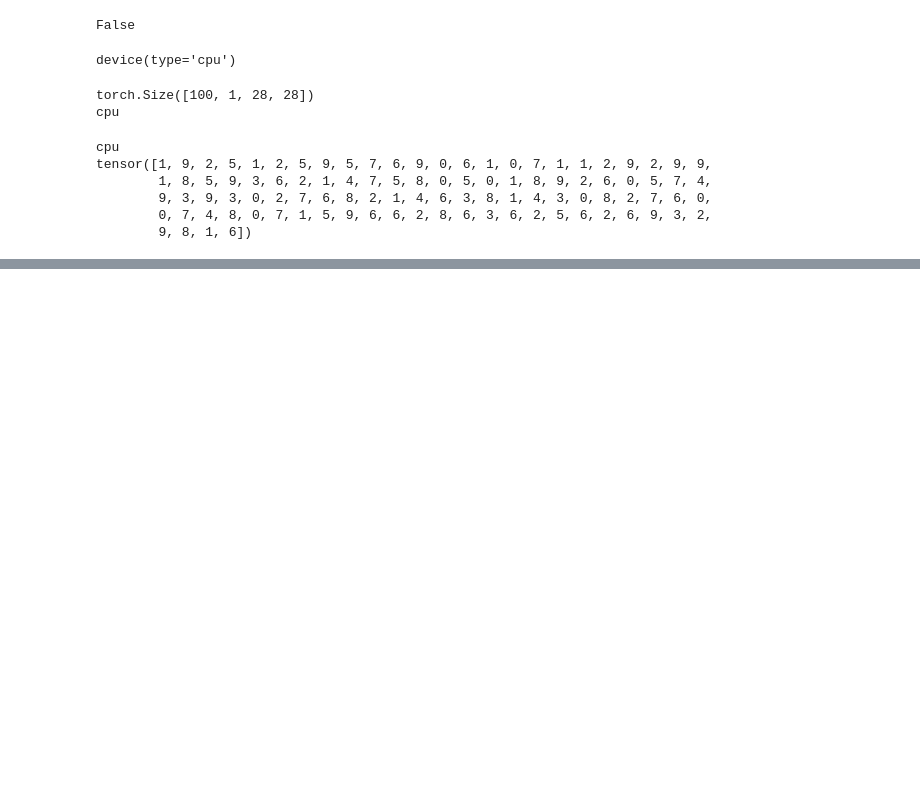
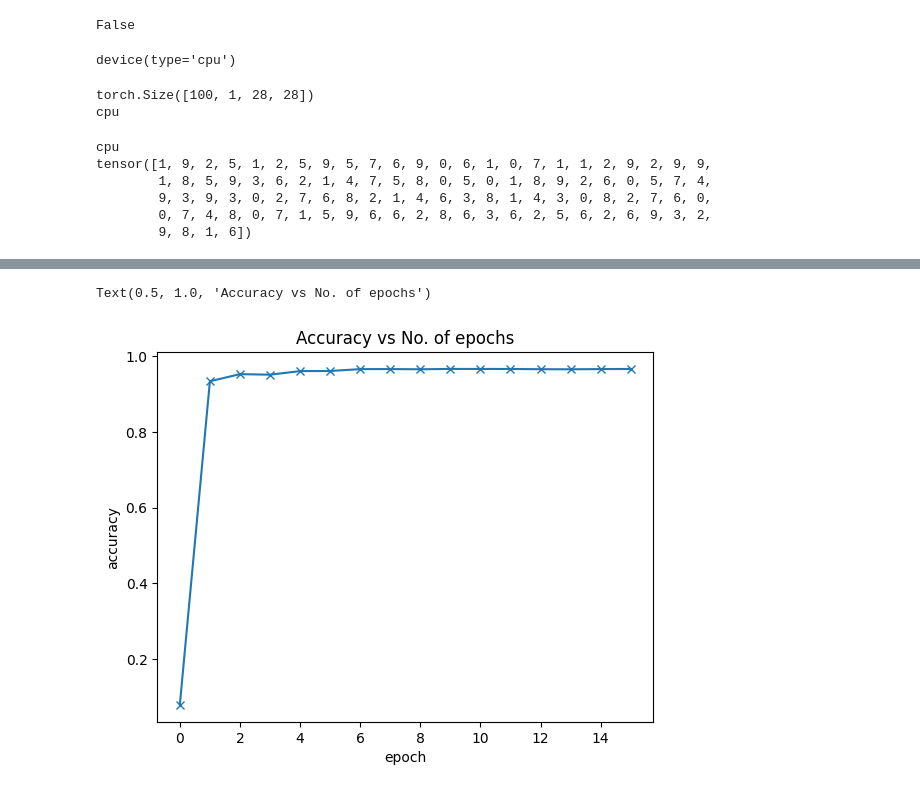
Before and after one commit to PalakAggarwal13/PyTorch-DeepLearning, a Jupyter notebook: PyTorch_DeepLearning.ipynb, the cells around one changed output, grey strips where cells are left out. Saved outputs shown, nothing was run; the diff lists cells and outputs as text; code cells hidden in the pictures; blank space fills up the shorter version.

Commit message:
checking the accuracy of the model

```diff
--- a/PyTorch_DeepLearning.ipynb
+++ b/PyTorch_DeepLearning.ipynb
@@ -1005,3 +1005,6 @@ def fit(epochs , lr , model , loss_fn , train_dl , val_dl , opt = None , metric=
 def accuracy(outputs , labels):
   _,preds = torch.max(outputs,dim=1)
   return torch.sum(preds == labels).item() / len(preds)
+# %%
+model = MnistModel(input_size , hidden_size = 32 , out_size = num_classes)
+to_device(model , device)
@@ -1007,0 +1016,3 @@ def accuracy(outputs , labels):
+# %%
+val_loss , total , val_accuracy = evaluate(model , F.cross_entropy , val_dl , metric = accuracy)
+print('Loss: {:.4f} , Accuracy : {:.4f}'.format(val_loss , val_accuracy))
@@ -1007,0 +1021,2 @@ def accuracy(outputs , labels):
+# %%
+losses1 , metrics1 = fit(5 , 0.5 , model , F.cross_entropy , train_dl , val_dl , metric = accuracy )
@@ -1007,0 +1029,2 @@ def accuracy(outputs , labels):
+# %%
+losses2 , metrics2 = fit(10 , 0.1 , model , F.cross_entropy , train_dl , val_dl , metric = accuracy )
@@ -1007,0 +1042,9 @@ def accuracy(outputs , labels):
+# %%
+accuracies = [val_accuracy] + metrics1 + metrics2
+plt.plot(accuracies , '-x')
+plt.xlabel('epoch')
+plt.ylabel('accuracy')
+plt.title('Accuracy vs No. of epochs')
+# %% [output]
+Text(0.5, 1.0, 'Accuracy vs No. of epochs')
+[figure, added]
```
Also changed, not shown: parts of 6 cells of this notebook.
